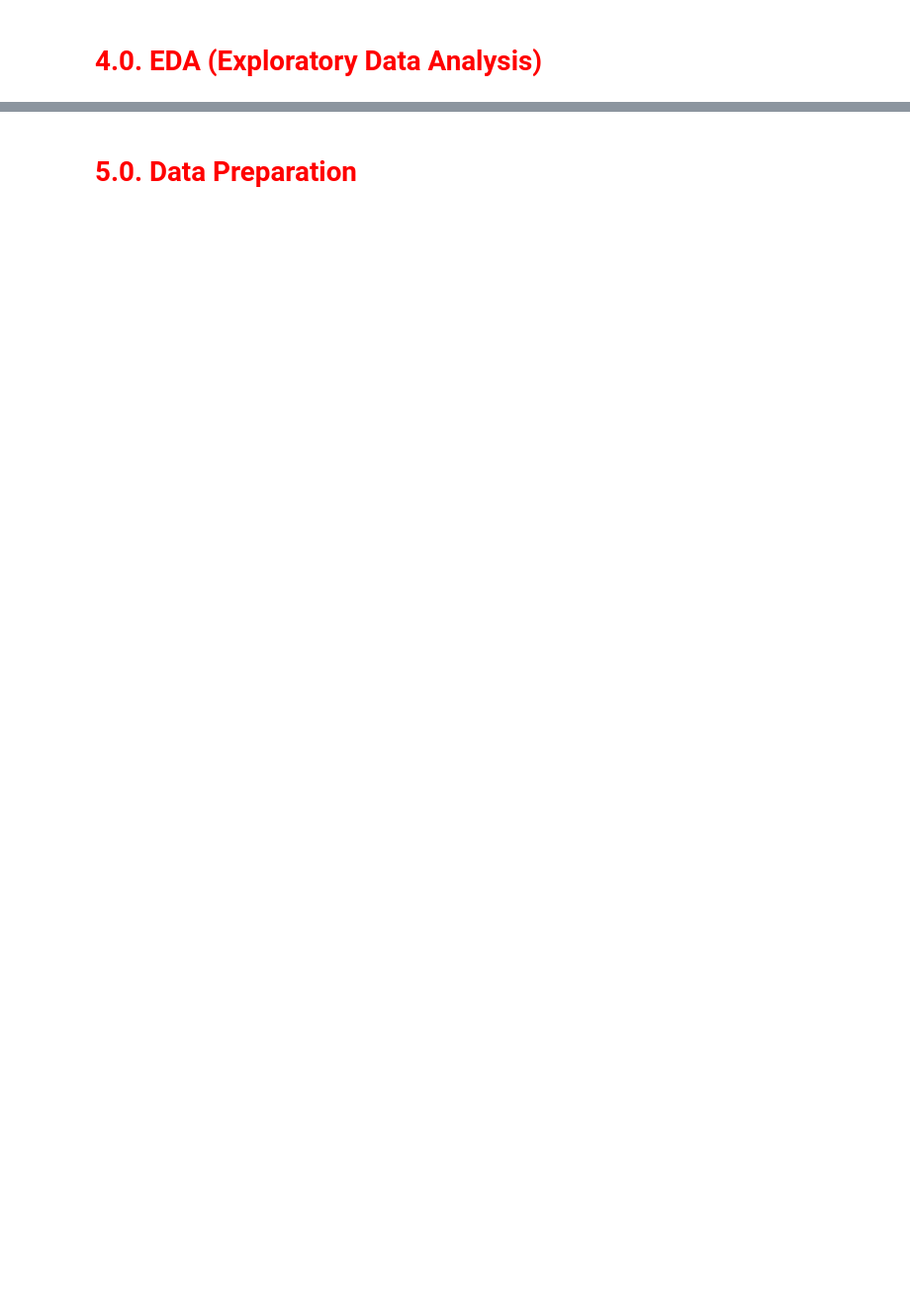
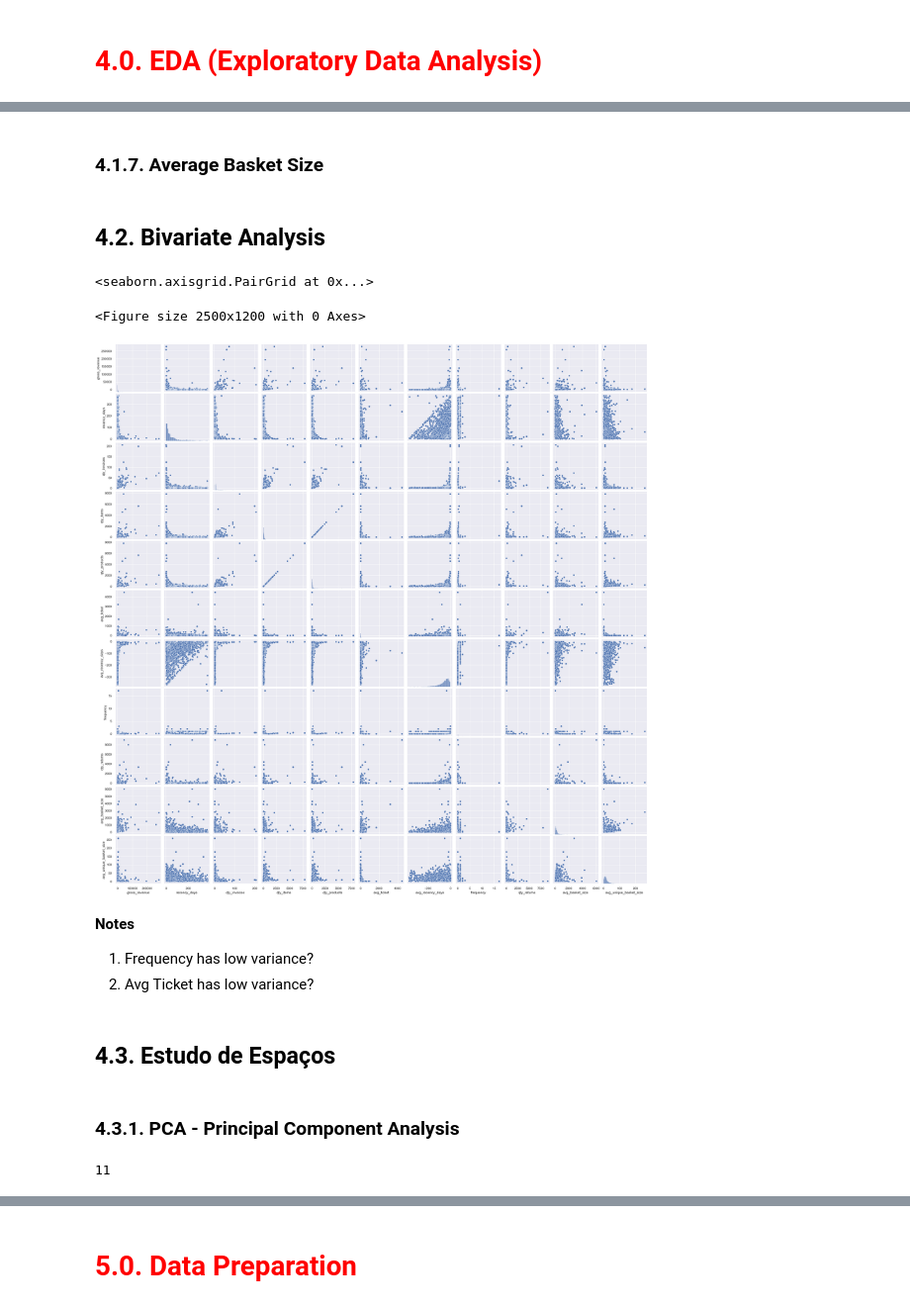
Before and after one commit to pgdemiranda/insiders, a Jupyter notebook: notebooks/c4.0-pgdm-feature-engineering.ipynb, the cells around one changed output, grey strips where cells are left out. Shown at 99% size. Saved outputs shown, nothing was run; the diff lists cells and outputs as text; code cells hidden in the pictures; blank space fills up the shorter version.

```diff
--- a/notebooks/c4.0-pgdm-feature-engineering.ipynb
+++ b/notebooks/c4.0-pgdm-feature-engineering.ipynb
@@ -554,0 +740,2 @@ dtype: int64
+# %% [markdown]
+### 4.1.7. Average Basket Size
@@ -554,0 +744,18 @@ dtype: int64
+# %% [markdown]
+## 4.2. Bivariate Analysis
+# %%
+cols = ['customer_id']
+df42 = df4.drop(cols, axis=1)
+# %%
+plt.figure(figsize=(25, 12))
+sns.pairplot(df42)
+# %% [output]
+<seaborn.axisgrid.PairGrid at 0x...>
+<Figure size 2500x1200 with 0 Axes>
+[figure, added]
+# %% [markdown]
+**Notes**
+1. Frequency has low variance?
+2. Avg Ticket has low variance?
+# %% [markdown]
+## 4.3. Estudo de Espaços
@@ -554,0 +780,6 @@ dtype: int64
+# %% [markdown]
+### 4.3.1. PCA - Principal Component Analysis
+# %%
+X.shape[1]
+# %% [output]
+11
```
Also changed, not shown: parts of 56 cells of this notebook, 1 other file.
